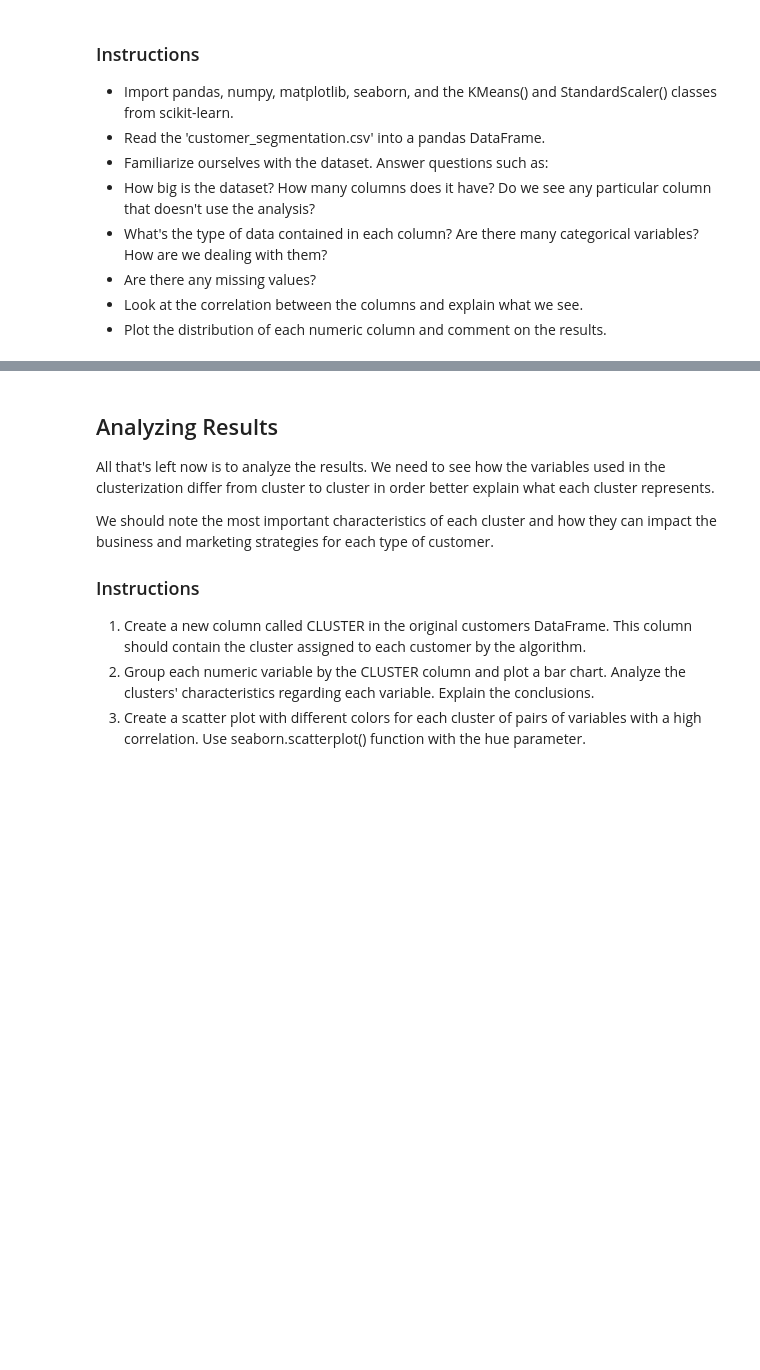
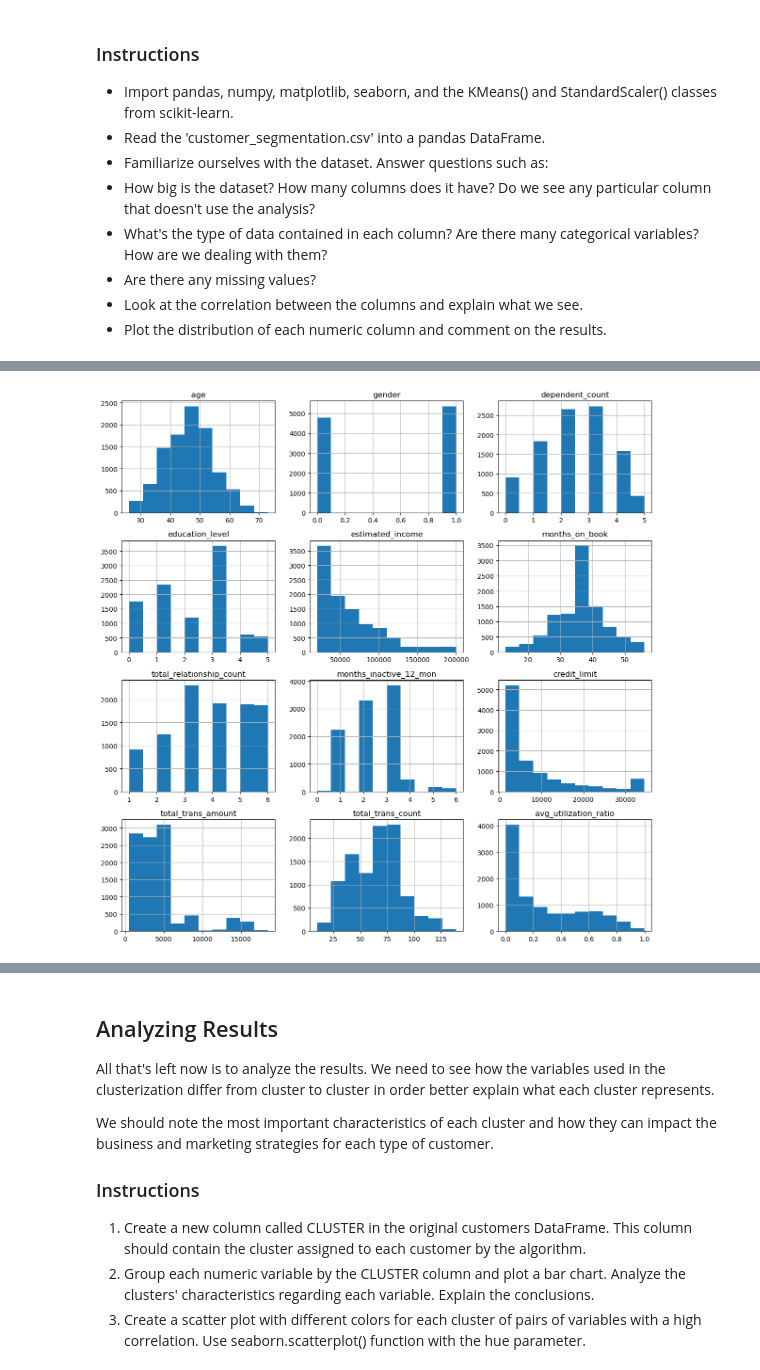
Before and after one commit to hebbd5/K-Means, a Jupyter notebook: 5. Guided Project - Credit Card Customer Segmentation.ipynb, the cells around one changed output, grey strips where cells are left out. Cells and saved outputs as stored; diff of their text form; code cells hidden in the pictures; blank space fills up the shorter version.

```diff
--- a/5. Guided Project - Credit Card Customer Segmentation.ipynb
+++ b/5. Guided Project - Credit Card Customer Segmentation.ipynb
@@ -182,0 +170,8 @@ At this point of the project we need to transform the data so it's all on the sa
+# %%
+fig, ax = plt.subplots(figsize=(12, 12))
+
+df_mod.hist(ax = ax)
+plt.tight_layout()
+plt.show()
+# %% [output]
+[figure, added]
```
Also changed, not shown: parts of 31 cells of this notebook, 1 other file.
